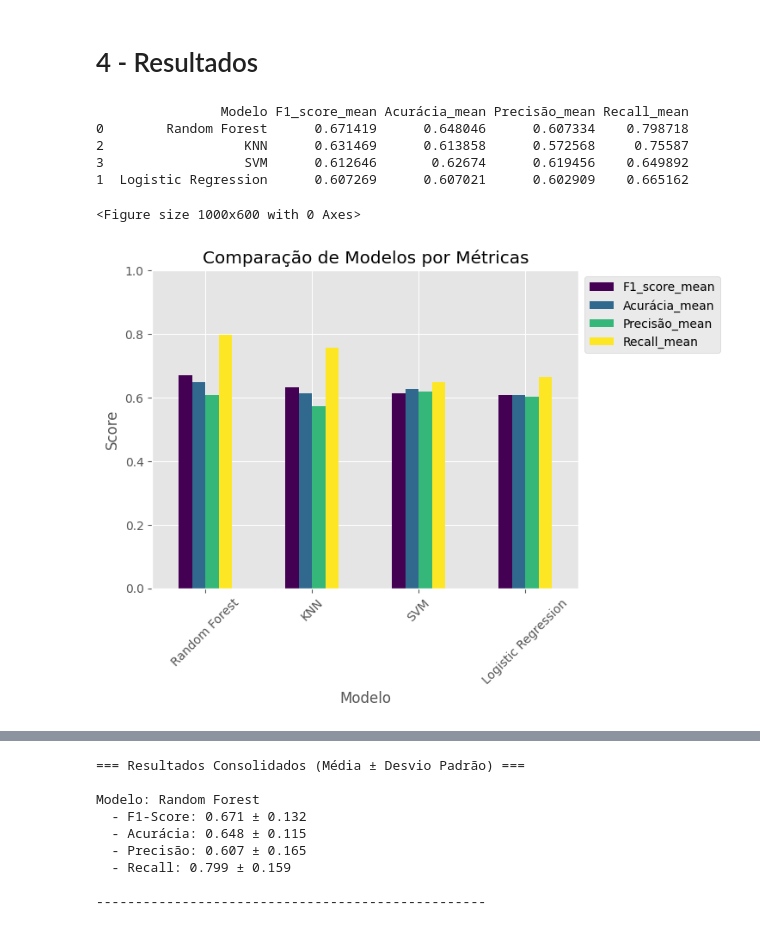
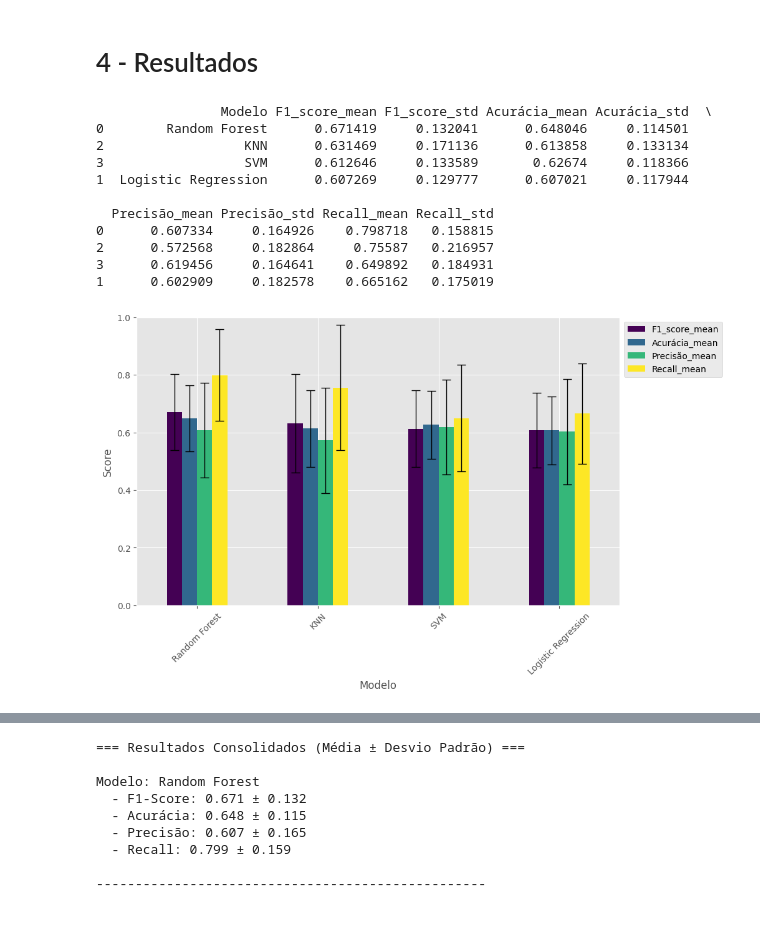
Before and after one commit to GeraldoPaes/tcc-previsao-chuva, a Jupyter notebook: notebooks/11-TCC-Classification.ipynb, the cells around one changed output, grey strips where cells are left out. Cells and saved outputs as stored; diff of their text form; code cells hidden in the pictures.

```diff
--- a/notebooks/11-TCC-Classification.ipynb
+++ b/notebooks/11-TCC-Classification.ipynb
@@ -227,7 +227,7 @@ df_resultados = pd.DataFrame(resultados_gerais).T.reset_index()
 df_resultados = df_resultados.rename(columns={'index': 'Modelo'})
 
 # Selecionar colunas relevantes
-colunas = ['Modelo', 'F1_score_mean', 'Acurácia_mean', 'Precisão_mean', 'Recall_mean']
+colunas = ['Modelo', 'F1_score_mean', 'F1_score_std', 'Acurácia_mean', 'Acurácia_std', 'Precisão_mean', 'Precisão_std', 'Recall_mean', 'Recall_std']
 df_comparacao = df_resultados[colunas]
 
 # Ordenar pelo F1-score (métrica principal)
@@ -235,21 +235,47 @@ df_comparacao = df_comparacao.sort_values('F1_score_mean', ascending=False)
 
 print(df_comparacao)
 # %% [output]
-                Modelo F1_score_mean Acurácia_mean Precisão_mean Recall_mean
-0        Random Forest      0.671419      0.648046      0.607334    0.798718
-2                  KNN      0.631469      0.613858      0.572568     0.75587
-3                  SVM      0.612646       0.62674      0.619456    0.649892
-1  Logistic Regression      0.607269      0.607021      0.602909    0.665162
+                Modelo F1_score_mean F1_score_std Acurácia_mean Acurácia_std  \
+0        Random Forest      0.671419     0.132041      0.648046     0.114501
+2                  KNN      0.631469     0.171136      0.613858     0.133134
+3                  SVM      0.612646     0.133589       0.62674     0.118366
+1  Logistic Regression      0.607269     0.129777      0.607021     0.117944
+
+  Precisão_mean Precisão_std Recall_mean Recall_std
+0      0.607334     0.164926    0.798718   0.158815
+2      0.572568     0.182864     0.75587   0.216957
+3      0.619456     0.164641    0.649892   0.184931
+1      0.602909     0.182578    0.665162   0.175019
 # %%
-# Configurar o gráfico
-plt.figure(figsize=(10, 6))
-df_comparacao.set_index('Modelo').plot(kind='bar', rot=45, colormap='viridis')
-plt.title('Comparação de Modelos por Métricas')
-plt.ylabel('Score')
-plt.ylim(0, 1)
-plt.legend(loc='upper left', bbox_to_anchor=(1, 1))
+# Criar a figura
+fig, ax = plt.subplots(figsize=(10, 6))  # Mantendo o tamanho original
+
+# Criar o gráfico de barras com o estilo original
+bar_plot = df_comparacao.set_index('Modelo')[['F1_score_mean', 'Acurácia_mean', 'Precisão_mean', 'Recall_mean']].plot(
+    kind='bar', rot=45, colormap='viridis', ax=ax
+)
+
+# Adicionar barras de erro manualmente sobre o gráfico já gerado
+for bars, metrica in zip(bar_plot.containers, ['F1_score_mean', 'Acurácia_mean', 'Precisão_mean', 'Recall_mean']):
+    # Pegar as posições x das barras já desenhadas
+    x_positions = [bar.get_x() + bar.get_width() / 2 for bar in bars]
+
+    # Adicionar as barras de erro
+    ax.errorbar(
+        x=x_positions,
+        y=df_comparacao[metrica],
+        yerr=df_comparacao[metrica.replace('_mean', '_std')],
+        fmt='none', capsize=5, color='black', lw=1  # Mantendo o estilo original
+    )
+
+# Manter o estilo original da legenda
+ax.legend(loc='upper left', bbox_to_anchor=(1, 1))
+
+# Manter os rótulos e limites do eixo como no original
+ax.set_ylabel('Score')
+ax.set_ylim(0, 1)
+
 plt.show()
 # %% [output]
-<Figure size 1000x600 with 0 Axes>
-[figure, old version]
+[figure, new version]
 # %%
```
Also changed, not shown: parts of 1 cell of this notebook, 2 other files.
